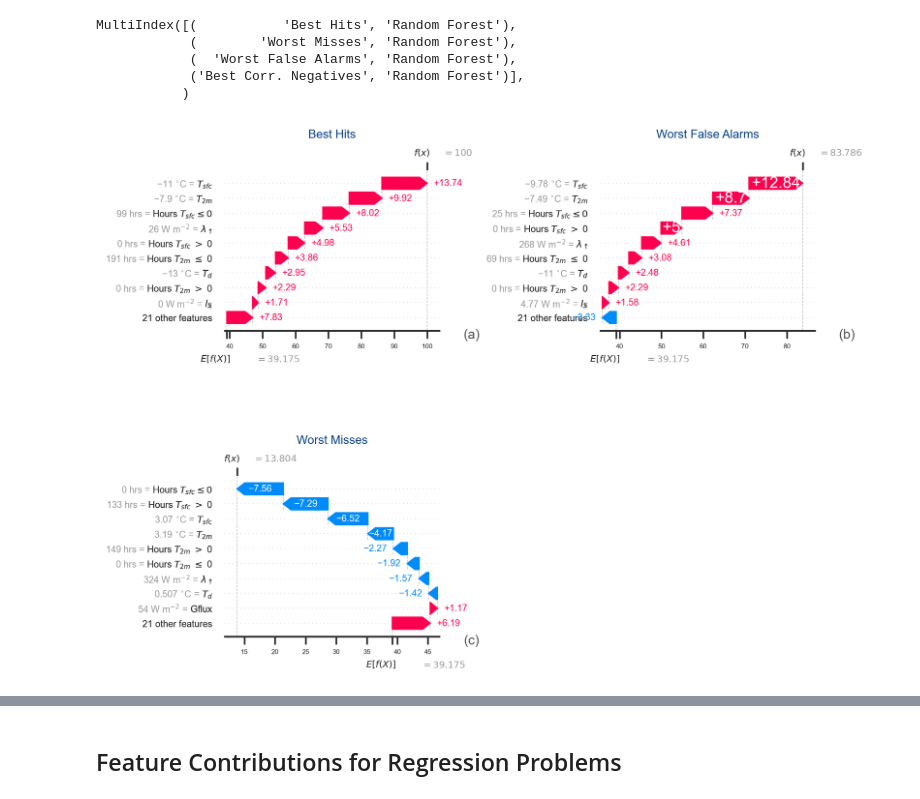
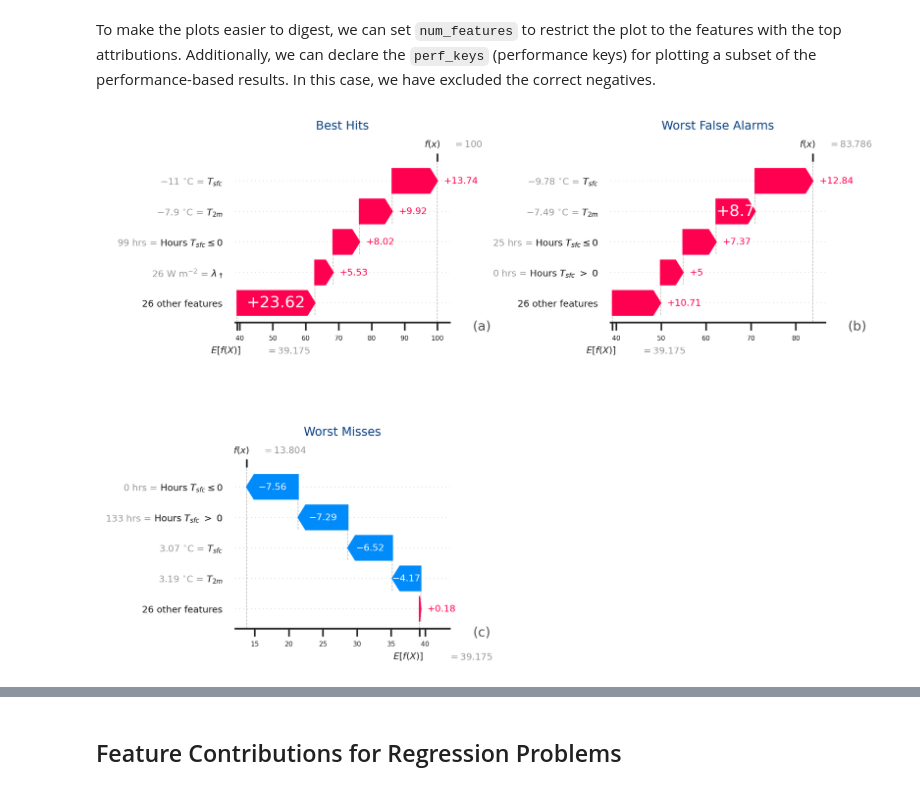
Before and after one commit to monte-flora/scikit-explain, a Jupyter notebook: tutorial_notebooks/feature_contributions.ipynb, the cells around one changed output, grey strips where cells are left out. Drawn from its saved outputs; the diff is of its cells as text; code cells hidden in the pictures.

Commit message:
Adding attribution methods

```diff
--- a/tutorial_notebooks/feature_contributions.ipynb
+++ b/tutorial_notebooks/feature_contributions.ipynb
@@ -21,2 +31,11 @@ For decision trees models trained from the scikit-learn package, we can calculat
+# %%
+# For the LIME, we must provide the training dataset. We also denote any categorical features.
+lime_kws = {'training_data' : X.values, 'categorical_names' : ['rural', 'urban']}
+
+# As stated above, the masker handles the missing features. In this case, we are using correlations
+# in the dataset to determine the feature groupings. These groups of features are remove or added into
+# sets together.
+shap_kws={'masker' : shap.maskers.Partition(X, max_samples=100, clustering="correlation"),
+           'algorithm' : 'permutation'}
 # %%
 single_example = X.iloc[[100]]
@@ -48,7 +87,8 @@ perf_keys = ["Best Hits",
              "Worst Misses",
             ]
 explainer = skexplain.ExplainToolkit(estimators[0],X=X, y=y,)
-tree_results = explainer.local_contributions(method='tree_interpreter',
+tree_results = explainer.average_attributions(method='tree_interpreter',
                                            performance_based=True,
+                                           shap_kws=shap_kws,
+                                           lime_kws=lime_kws,
                                            n_samples=10)
-tree_results
@@ -62,17 +95,12 @@ tree_results
-# %%
-tree_results.index
-# %% [output]
-MultiIndex([(           'Best Hits', 'Random Forest'),
-            (        'Worst Misses', 'Random Forest'),
-            (  'Worst False Alarms', 'Random Forest'),
-            ('Best Corr. Negatives', 'Random Forest')],
-           )
+# %% [markdown]
+To make the plots easier to digest, we can set `num_features` to restrict the plot to the features with the top attributions. Additionally, we can declare the `perf_keys` (performance keys) for plotting a subset of the performance-based results. In this case, we have excluded the correct negatives.
 # %%
 fig, axes = explainer.plot_contributions(
     contrib = tree_results,
     display_feature_names=plotting_config.display_feature_names,
     display_units = plotting_config.display_units,
     perf_keys=perf_keys,
+    num_features=5
 )
 # %% [output]
-[figure, old version]
+[figure, new version]
```
Also changed, not shown: parts of 20 cells of this notebook, 8 other files.
